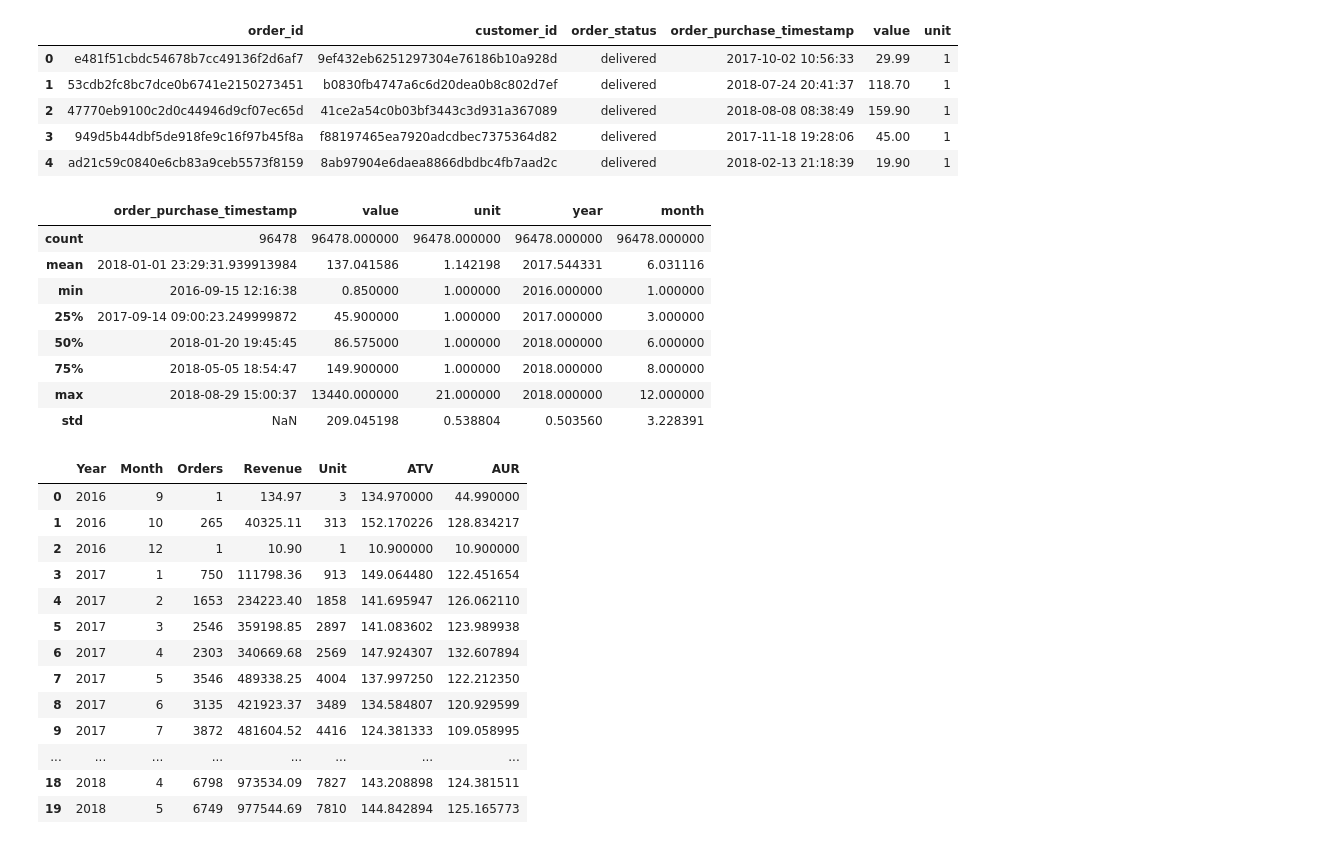
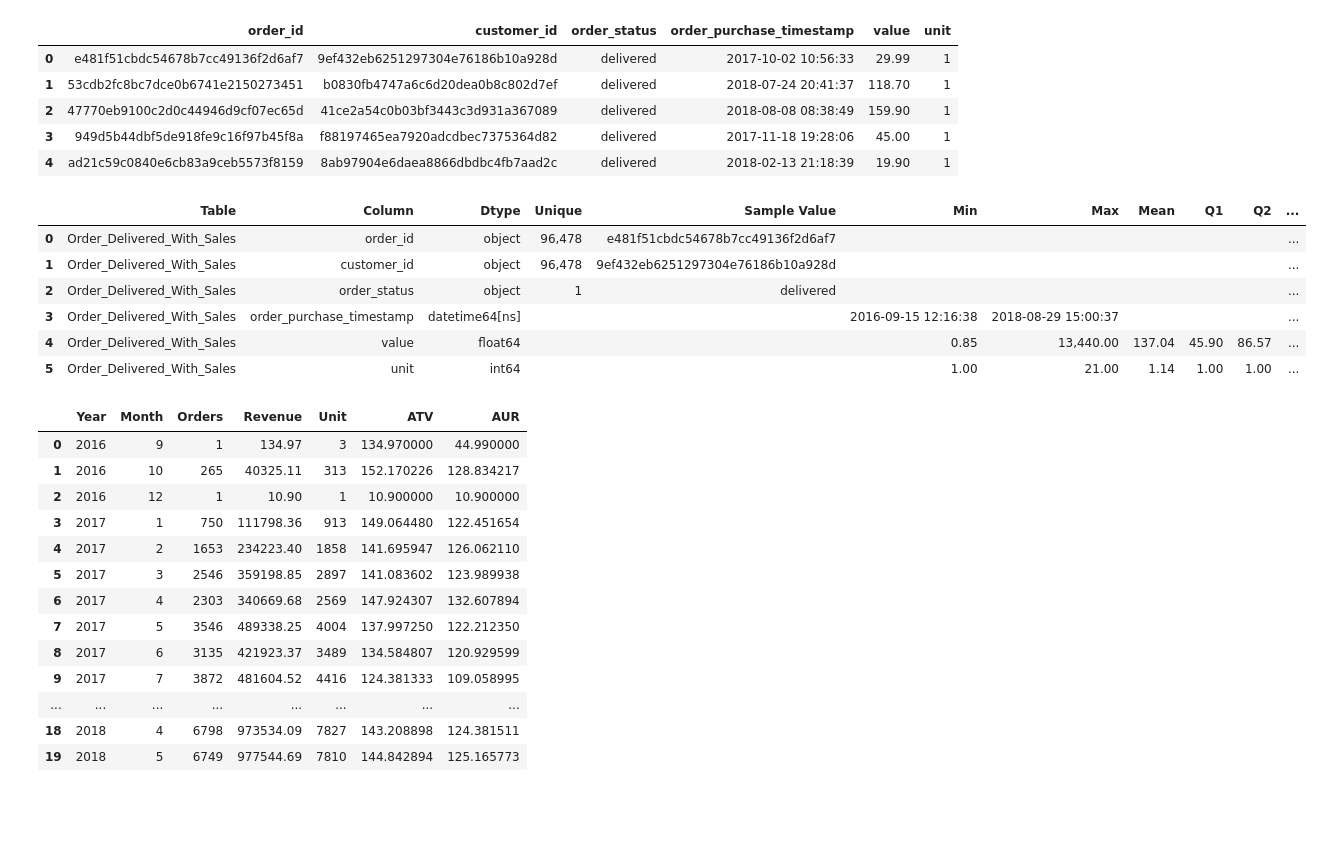
Before and after one commit to arguto1993/olist-ecommerce-performance, a Jupyter notebook: ecommerce_performance.ipynb, the cells around one changed output. Cells and saved outputs as stored; diff of their text form; code cells hidden in the pictures; blank space fills up the shorter version.

```diff
--- a/ecommerce_performance.ipynb
+++ b/ecommerce_performance.ipynb
@@ -399,8 +423,26 @@ show_table_info("geolocation")
 #### Descriptive Statistics, Potential Outliers
 # %%
 # Create a function to show table description
-def show_table_desc(table_name):
-    df = df_dict.get(table_name)
+def get_table_desc(table_name_or_df, table_name: str = None):
+    """
+    Display the description of the DataFrame.
+
+    Parameters:
+        table_name_or_df (str or DataFrame): The name of the DataFrame (as a string) or the DataFrame itself.
+        table_name (str, optional): If table_name_or_df is a DataFrame, provide the variable name here.
+    """
+    if isinstance(table_name_or_df, str):
+        df = df_dict.get(table_name_or_df)
+        table_name = table_name_or_df
+    elif isinstance(table_name_or_df, pd.DataFrame):
+        df = table_name_or_df
+        if not table_name:
+            table_name = "Unnamed DataFrame"
+    else:
+        raise ValueError("Input must be either a string (table name) or a pandas DataFrame.")
+
+    if df is None:
+        raise ValueError(f"No DataFrame found for table name: {table_name_or_df}")
 
     # Initialize a list to collect column information
     table_desc = []
@@ -444,8 +486,17 @@ def show_table_desc(table_name):
     table_desc_df = table_desc_df.fillna("")
     table_desc_df = table_desc_df[columns_to_keep]
 
-    # Display the DataFrame
-    display(table_desc_df)
+    # Return the DataFrame
+    return table_desc_df
+
+
+def show_table_desc(*args):
+    """
+    Show the description of a table by displaying the output of get_table_desc.
+
+    This function handles both the table name (string) and DataFrame as input.
+    """
+    display(get_table_desc(*args))
 # %% [markdown]
 ##### df_orders
 # %%
@@ -893,6 +1038,6 @@ memory usage: 2.2+ MB
 # %%
 # Merge the aggregated data back with the original delivered orders DataFrame
-df_orders_with_sales = pd.merge(
+df_orders_delivered_with_sales = pd.merge(
     df_orders_delivered[valid_columns_orders],
     df_orders_sales,
     on='order_id',
@@ -900,7 +1045,7 @@ df_orders_with_sales = pd.merge(
 )
 
 # Display the final DataFrame
-df_orders_with_sales.head()
+df_orders_delivered_with_sales.head()
 # %% [output]
 |  | order_id | customer_id | order_status | order_purchase_timestamp | value | unit |
 | 0 | e481f51cbdc54678b7cc49136f2d6af7 | 9ef432eb6251297304e76186b10a928d | delivered | 2017-10-02 10:56:33 | 29.99 | 1 |
@@ -908,17 +1053,15 @@ df_orders_with_sales.head()
 | 2 | 47770eb9100c2d0c44946d9cf07ec65d | 41ce2a54c0b03bf3443c3d931a367089 | delivered | 2018-08-08 08:38:49 | 159.90 | 1 |
 | 3 | 949d5b44dbf5de918fe9c16f97b45f8a | f88197465ea7920adcdbec7375364d82 | delivered | 2017-11-18 19:28:06 | 45.00 | 1 |
 | 4 | ad21c59c0840e6cb83a9ceb5573f8159 | 8ab97904e6daea8866dbdbc4fb7aad2c | delivered | 2018-02-13 21:18:39 | 19.90 | 1 |
-# %%
-df_orders_with_sales.describe()
-# %% [output]
-|  | order_purchase_timestamp | value | unit | year | month |
-| count | 96478 | 96478.000000 | 96478.000000 | 96478.000000 | 96478.000000 |
-| mean | 2018-01-01 23:29:31.939913984 | 137.041586 | 1.142198 | 2017.544331 | 6.031116 |
-| min | 2016-09-15 12:16:38 | 0.850000 | 1.000000 | 2016.000000 | 1.000000 |
-| 25% | 2017-09-14 09:00:23.249999872 | 45.900000 | 1.000000 | 2017.000000 | 3.000000 |
-| 50% | 2018-01-20 19:45:45 | 86.575000 | 1.000000 | 2018.000000 | 6.000000 |
-| 75% | 2018-05-05 18:54:47 | 149.900000 | 1.000000 | 2018.000000 | 8.000000 |
-| max | 2018-08-29 15:00:37 | 13440.000000 | 21.000000 | 2018.000000 | 12.000000 |
-| std | NaN | 209.045198 | 0.538804 | 0.503560 | 3.228391 |
+# %%
+show_table_desc(df_orders_delivered_with_sales, "order_delivered_with_sales")
+# %% [output]
+|  | Table | Column | Dtype | Unique | Sample Value | Min | Max | Mean | Q1 | Q2 | ... |
+| 0 | Order_Delivered_With_Sales | order_id | object | 96,478 | e481f51cbdc54678b7cc49136f2d6af7 |  |  |  |  |  | ... |
+| 1 | Order_Delivered_With_Sales | customer_id | object | 96,478 | 9ef432eb6251297304e76186b10a928d |  |  |  |  |  | ... |
+| 2 | Order_Delivered_With_Sales | order_status | object | 1 | delivered |  |  |  |  |  | ... |
+| 3 | Order_Delivered_With_Sales | order_purchase_timestamp | datetime64[ns] |  |  | 2016-09-15 12:16:38 | 2018-08-29 15:00:37 |  |  |  | ... |
+| 4 | Order_Delivered_With_Sales | value | float64 |  |  | 0.85 | 13,440.00 | 137.04 | 45.90 | 86.57 | ... |
+| 5 | Order_Delivered_With_Sales | unit | int64 |  |  | 1.00 | 21.00 | 1.14 | 1.00 | 1.00 | ... |
 # %%
 # Add 'year' and 'month' columns to the DataFrame
```
Also changed, not shown: parts of 37 cells of this notebook.
